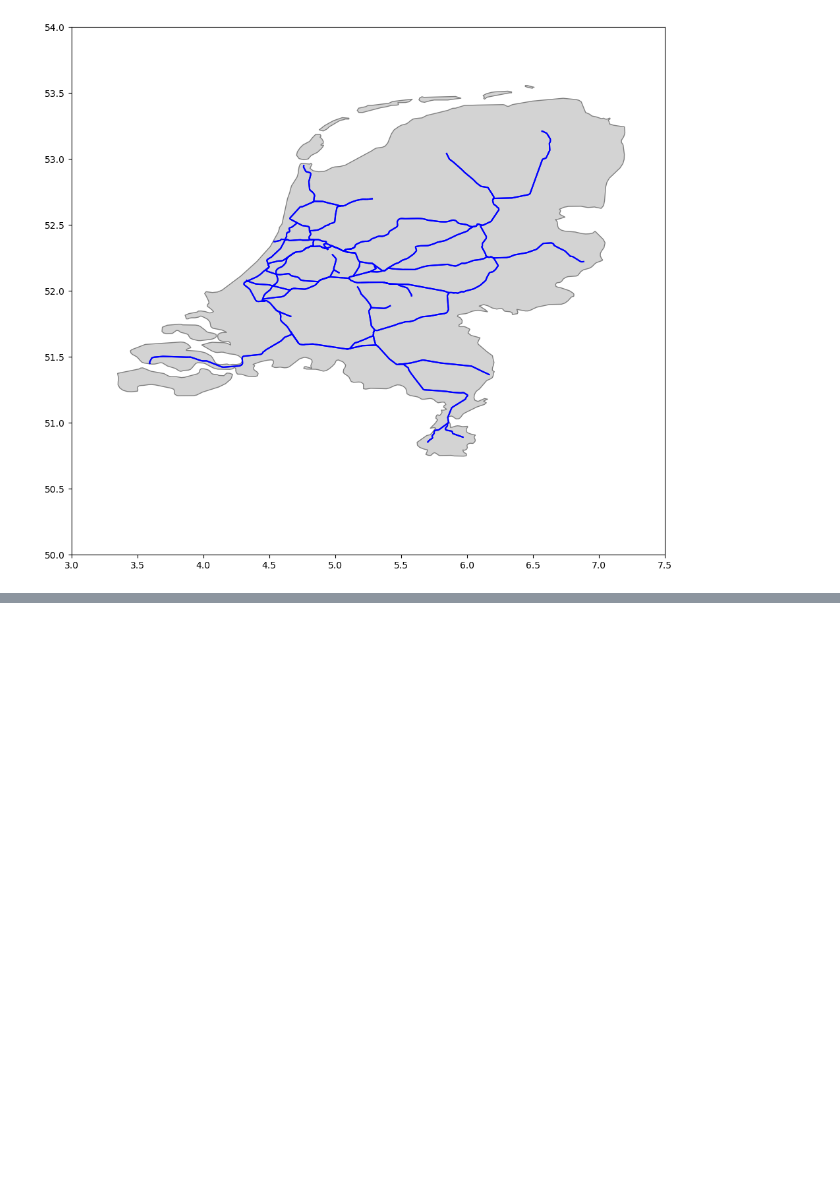
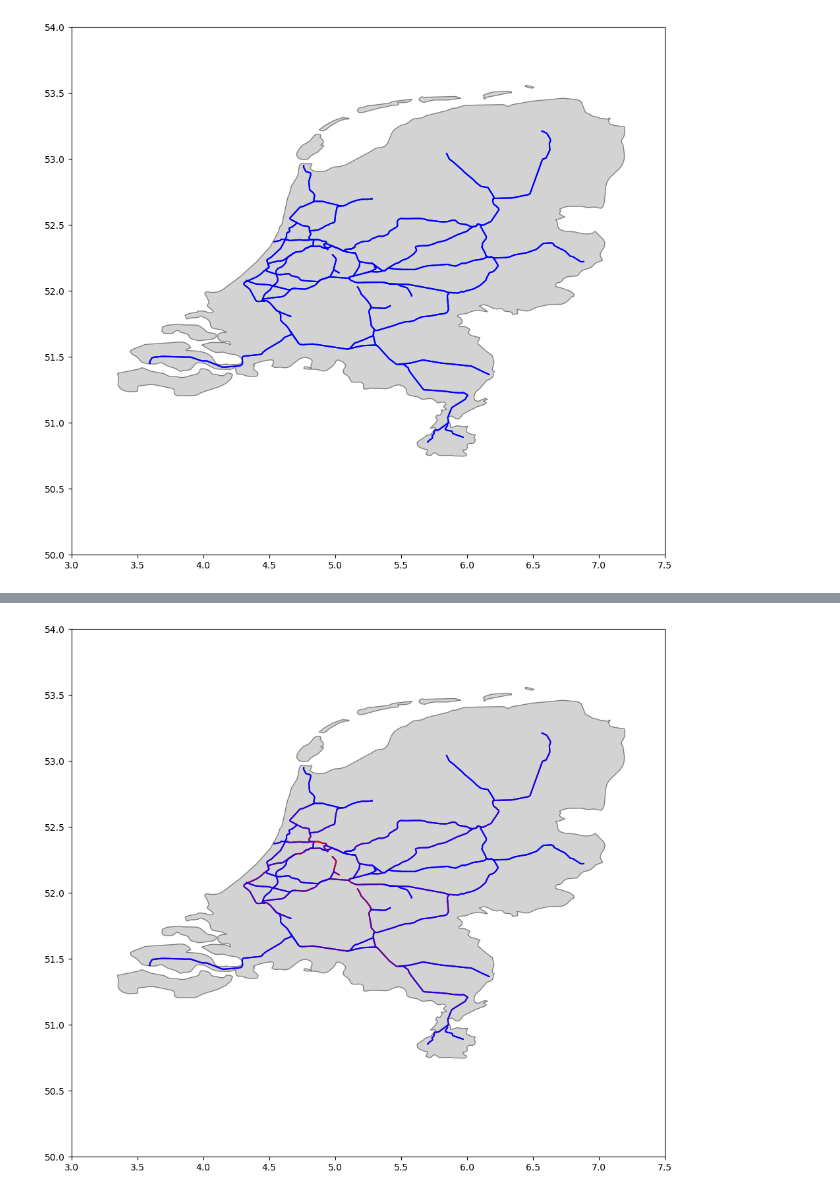
Before and after one commit to mathijsmarkus/python_group_assignment, a Jupyter notebook: first geo try.ipynb, the cells around one changed output, grey strips where cells are left out. Drawn from its saved outputs; the diff is of its cells as text; code cells hidden in the pictures; blank space fills up the shorter version.

```diff
--- a/first geo try.ipynb
+++ b/first geo try.ipynb
@@ -118,0 +149,7 @@ map_interactive
+# %%
+df['color'] = 0
+for i in range(len(df)):
+    print(interpolate_color(df['Seats'].min(), df['Seats'].max(), (0,0,255), (255,0,0), df.loc[i, 'Seats']))
+    print(type(interpolate_color(df['Seats'].min(), df['Seats'].max(), (0,0,255), (255,0,0), df.loc[i, 'Seats'])))
+    df.loc[i, 'color'] = interpolate_color(df['Seats'].min(), df['Seats'].max(), (0,0,255), (255,0,0), df.loc[i, 'Seats'])
+display(df)
@@ -118,0 +187,21 @@ map_interactive
+# %%
+import pandas as pd
+
+# Assuming 'df' is already defined and 'Seats' column exists
+
+# Initialize the 'color' column with empty lists or None
+df['color'] = None
+
+# Loop through the DataFrame to assign colors
+for i in range(len(df)):
+    # Compute the interpolated color and store it in the DataFrame
+    df.loc[i, 'color'] = interpolate_color(
+        df['Seats'].min(),
+        df['Seats'].max(),
+        (0, 0, 255),  # RGB color for blue
+        (255, 0, 0),  # RGB color for red
+        df.loc[i, 'Seats']  # Current seat value
+    )
+
+# Display the updated DataFrame
+display(df)
@@ -118,0 +222,18 @@ map_interactive
+# %%
+import matplotlib.pyplot as plt
+import ast
+
+#Nederland plotten
+netherlands_shapefile_path = "ne_10m_admin_0_countries/ne_10m_admin_0_countries.shp"
+world = gpd.read_file(netherlands_shapefile_path)
+netherlands = world[world['NAME'] == "Netherlands"]
+fig = plt.figure(figsize=[12,8])
+ax = fig.add_axes([0, 0, 1, 1])
+ax.set_xlim([3,7.5])
+ax.set_ylim([50,54])
+netherlands.plot(ax=ax,  color='lightgray', edgecolor = 'gray')
+
+for i in range(len(df)):
+    df.iloc[[i]].plot(ax=ax, color = ast.literal_eval((df.loc[i, 'color'])))
+# %% [output]
+[figure, added]
```
Also changed, not shown: parts of 5 cells of this notebook, 2 other files.
